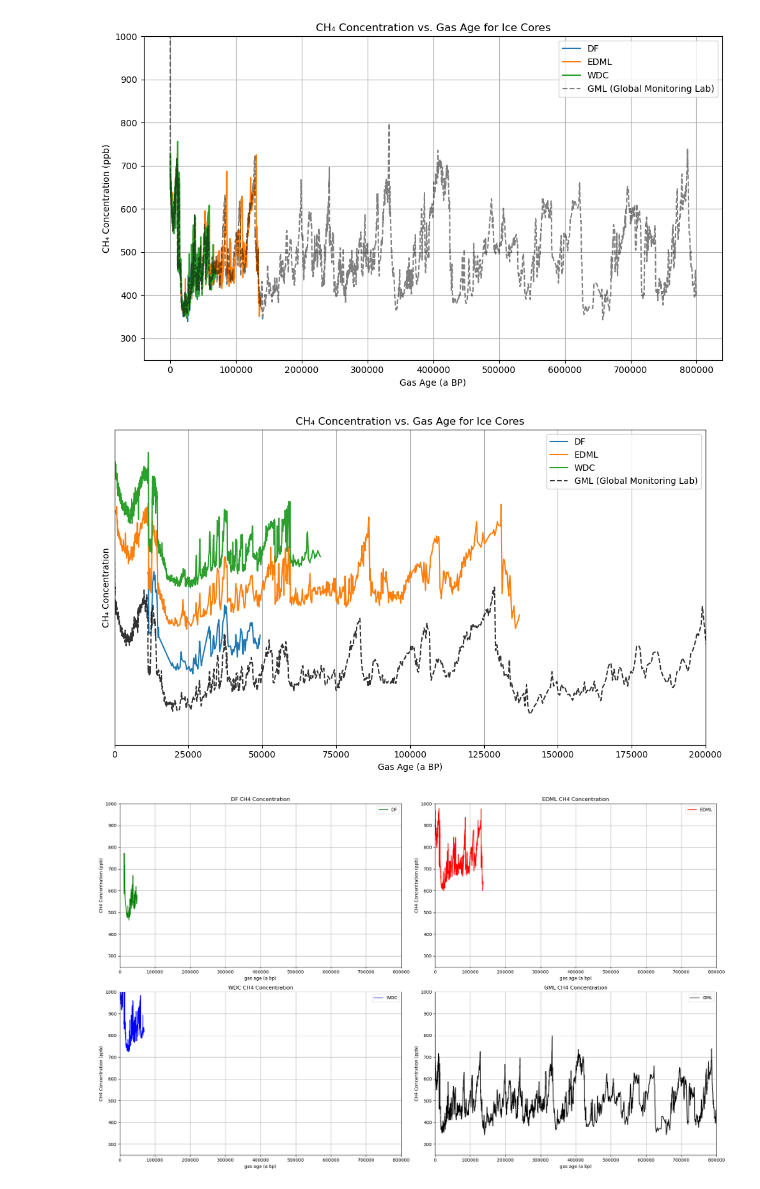
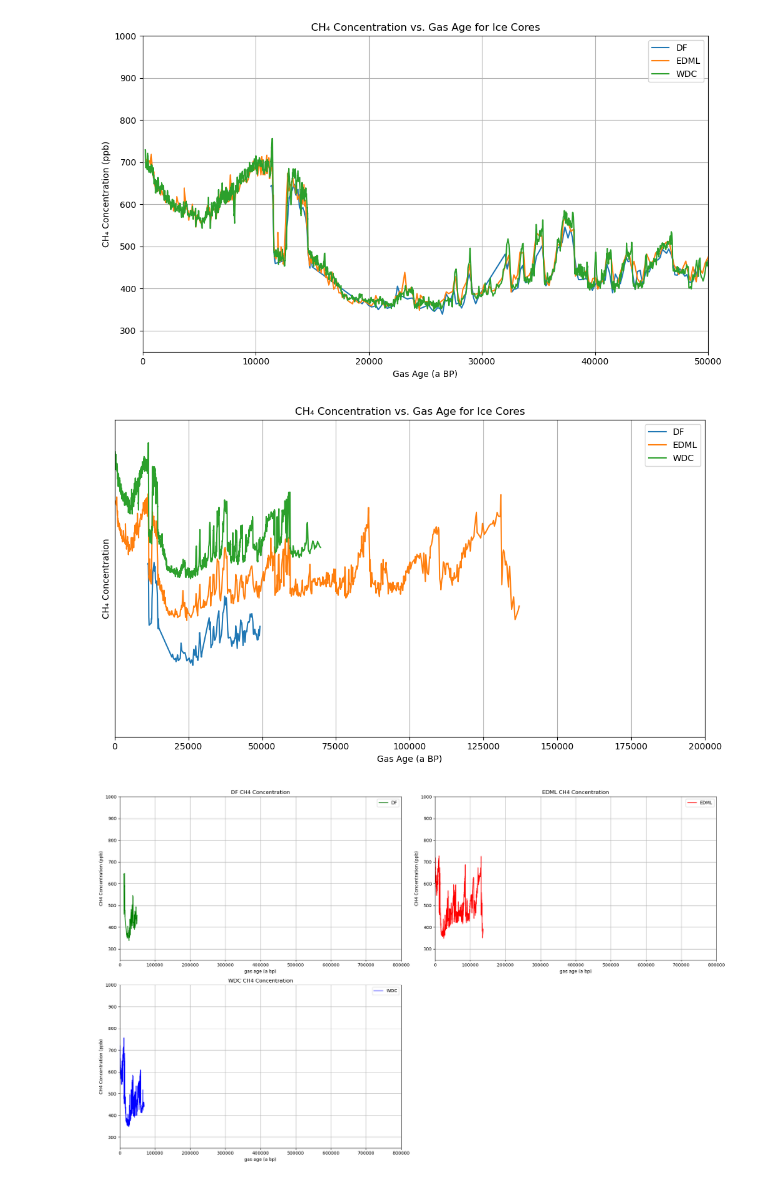
Before and after one commit to qmackay/BICC, a Jupyter notebook: Paleochrono/BICC2025/Python Code/methane_plot_program.ipynb, the cells around one changed output. Saved outputs shown, nothing was run; the diff lists cells and outputs as text; code cells hidden in the pictures.

```diff
--- a/Paleochrono/BICC2025/Python Code/methane_plot_program.ipynb
+++ b/Paleochrono/BICC2025/Python Code/methane_plot_program.ipynb
@@ -12,7 +12,7 @@ import openpyxl
 if os.name == 'nt':
     df_file = "E:/GitHub/BICC/Paleochrono/BICC2025/raw data/Methane Data/DF CH4.xlsx"
 elif os.name == 'posix':
-    x
+    df_file = "/Users/quinnmackay/Documents/GitHub/BICC/Paleochrono/BICC2025/raw data/Methane Data/DF CH4.xlsx"
 
 df_ch4 = pd.read_excel(df_file, comment="#", skiprows=19, sheet_name=5, usecols=[0,1], names=["depth (m)", "CH4 (ppb)"])
 
@@ -23,7 +23,7 @@ df_ch4.dropna(inplace=True)
 if os.name == 'nt':
     edc_file = "E:/GitHub/BICC/Paleochrono/BICC2025/raw data/Methane Data/EDC CH4.xlsx"
 elif os.name == 'posix':
-    x
+    edc_file = "/Users/quinnmackay/Documents/GitHub/BICC/Paleochrono/BICC2025/raw data/Methane Data/EDC CH4.xlsx"
 
 edc_ch4 = pd.read_excel(edc_file, comment="#", skiprows=9, sheet_name=0, usecols=[0,1,2], names=["Gas age (a bp)", "CH4 (ppb)", "uncertainty"])
 
@@ -34,7 +34,7 @@ edc_ch4.dropna(inplace=True)
 if os.name == 'nt':
     edml_file = "E:/GitHub/BICC/Paleochrono/BICC2025/raw data/Methane Data/EDML CH4.tab"
 elif os.name == 'posix':
-    x
+    edml_file = "/Users/quinnmackay/Documents/GitHub/BICC/Paleochrono/BICC2025/raw data/Methane Data/EDML CH4.tab"
 
 edml_ch4 = pd.read_csv(edml_file, delimiter="\t", comment="#", names=["depth (m)", "Gas age (a bp)", "CH4 (ppb)"])
 
@@ -47,7 +47,7 @@ edml_ch4["Gas age (a bp)"] = edml_ch4["Gas age (a bp)"]*1000
 if os.name == 'nt':
     wdc_file = "E:/GitHub/BICC/Paleochrono/BICC2025/raw data/Methane Data/WDC CH4.txt"
 elif os.name == 'posix':
-    x
+    wdc_file = "/Users/quinnmackay/Documents/GitHub/BICC/Paleochrono/BICC2025/raw data/Methane Data/WDC CH4.txt"
 
 wdc_ch4 = pd.read_csv(wdc_file, delimiter="\t", comment="#", names=["depth (m)", "Gas age (a bp)", "CH4 (ppb)", "lab"])
 
@@ -71,7 +71,7 @@ for core in cores:
     if os.name == 'nt':
         core_df_path = f"E:/GitHub/BICC/Paleochrono/BICC2025/{core}/output.txt"
     elif os.name == 'posix':
-        x
+        core_df_path = f"/Users/quinnmackay/Documents/GitHub/BICC/Paleochrono/BICC2025/{core}/output.txt"
     core_df = pd.read_csv(core_df_path, delimiter="\t", comment="#", names=["depth", "ice_age", "sigma_ice_age", "air_age", "sigma_air_age", "sigma_delta_age", "deporate", "sigma_deporate", "thinning", "sigma_thinning", "LID", "sigma_LID", "delta_depth", "sigma_delta_depth", "deporate_model", "sigma_deporate_model", "thinning_model", "sigma_thinning_model", "LID_model", "sigma_LID_model", "icelayerthick", "sigma_icelayerthick", "airlayerthick", "sigma_airlayerthick"])
 
     core_df = pd.DataFrame({
@@ -141,47 +110,39 @@ print(GML_CH4)
 # %%
 #This shows each core methane vs gas age
 
 import matplotlib.pyplot as plt
 
 # Create a plot
 plt.figure(figsize=(10, 6))
 
 # Plot data for each core
 for core in ch4_df:
     plt.plot(
         ch4_df[core]["gas_age (a bp)"],
         ch4_df[core]["ch4_ppb"],
         label=core,
         alpha=1
     )
 
-# Plot GML data
-plt.plot(
-    GML_CH4["gas_age (a bp)"],
-    GML_CH4["ch4_ppb"],
-    label="GML (Global Monitoring Lab)",
-    color="black",
-    linestyle="--",
-    alpha=0.5
-)
-
 # Add labels and title
 plt.xlabel("Gas Age (a BP)")
 plt.ylabel("CH₄ Concentration (ppb)")
 plt.title("CH₄ Concentration vs. Gas Age for Ice Cores")
 plt.legend()
 plt.grid(True)
 plt.tight_layout()
 
 plt.ylim(250, 1000)
+plt.xlim(0, 50000)
 
 # Show the plot
-plt.savefig("E:/GitHub/BICC/Paleochrono/BICC2025/CH4_concentration_vs_gas_age.png")
+#plt.savefig("E:/GitHub/BICC/Paleochrono/BICC2025/CH4_concentration_vs_gas_age.png")
 plt.show()
 # %% [output]
-[figure, old version]
+[figure, new version]
 # %%
 #Offsetted to compare lines
+import copy
 
 #max age set
 max_age_ka = 200
@@ -191,28 +152,19 @@ plt.figure(figsize=(10, 6))
 
 #offset
 x=125
-for core in ch4_df:
-    ch4_df[core]["ch4_ppb"] = ch4_df[core]["ch4_ppb"] + x
+ch4_df_offset = copy.deepcopy(ch4_df)
+for core in ch4_df_offset:
+    ch4_df_offset[core]["ch4_ppb"] = ch4_df_offset[core]["ch4_ppb"] + x
     x+=125
 
 # Plot data for each core
-for core in ch4_df:
+for core in ch4_df_offset:
     plt.plot(
-        ch4_df[core]["gas_age (a bp)"],
-        ch4_df[core]["ch4_ppb"],
+        ch4_df_offset[core]["gas_age (a bp)"],
+        ch4_df_offset[core]["ch4_ppb"],
         label=core,
         alpha=1
     )
-
-# Plot GML data
-plt.plot(
-    GML_CH4["gas_age (a bp)"],
-    GML_CH4["ch4_ppb"],
-    label="GML (Global Monitoring Lab)",
-    color="black",
-    linestyle="--",
-    alpha=0.8
-)
 
 # Add labels and title
 plt.xlabel("Gas Age (a BP)")
@@ -227,22 +179,18 @@ plt.ylim(250, 1200)
 plt.xlim(0, max_age_ka*1000)
 
 # Show the plot
-plt.savefig("E:/GitHub/BICC/Paleochrono/BICC2025/stacked_ch4_gas_age.png")
+#plt.savefig("E:/GitHub/BICC/Paleochrono/BICC2025/stacked_ch4_gas_age.png")
 plt.show()
 # %% [output]
-[figure, old version]
+[figure, new version]
 # %%
 import matplotlib.pyplot as plt
 
 #max age ago
 max_age_ka = 800
 
-#adding GML to ch4_df
-ch4_df_gml = ch4_df.copy()
-ch4_df_gml["GML"] = GML_CH4
-
 #number of cores
-num_cores = len(ch4_df_gml)
+num_cores = len(ch4_df)
 cols = 2
 rows = (num_cores + 1) // cols
 
@@ -254,11 +202,11 @@ fig, axes = plt.subplots(rows, cols, figsize=(20, 6 * rows))
 axes = axes.flatten()  # Flatten in case it's a 2D array
 
 # Plot data for each core
-for i, core in enumerate(ch4_df_gml):
+for i, core in enumerate(ch4_df):
     ax = axes[i]
     ax.plot(
-        ch4_df_gml[core]["gas_age (a bp)"],
-        ch4_df_gml[core]["ch4_ppb"],
+        ch4_df[core]["gas_age (a bp)"],
+        ch4_df[core]["ch4_ppb"],
         label=core,
         color = colors[i]
     )
@@ -275,10 +223,10 @@ for j in range(i + 1, len(axes)):
 
 # Adjust layout
 plt.tight_layout()
-plt.savefig("E:/GitHub/BICC/Paleochrono/BICC2025/CH4_concentration_vs_gas age_subplots.png")
+#plt.savefig("E:/GitHub/BICC/Paleochrono/BICC2025/CH4_concentration_vs_gas age_subplots.png")
 plt.show()
 # %% [output]
-[figure, old version]
+[figure, new version]
 # %%
 import matplotlib.pyplot as plt
 
```
Also changed, not shown: parts of 2 cells of this notebook, 4 other files.
